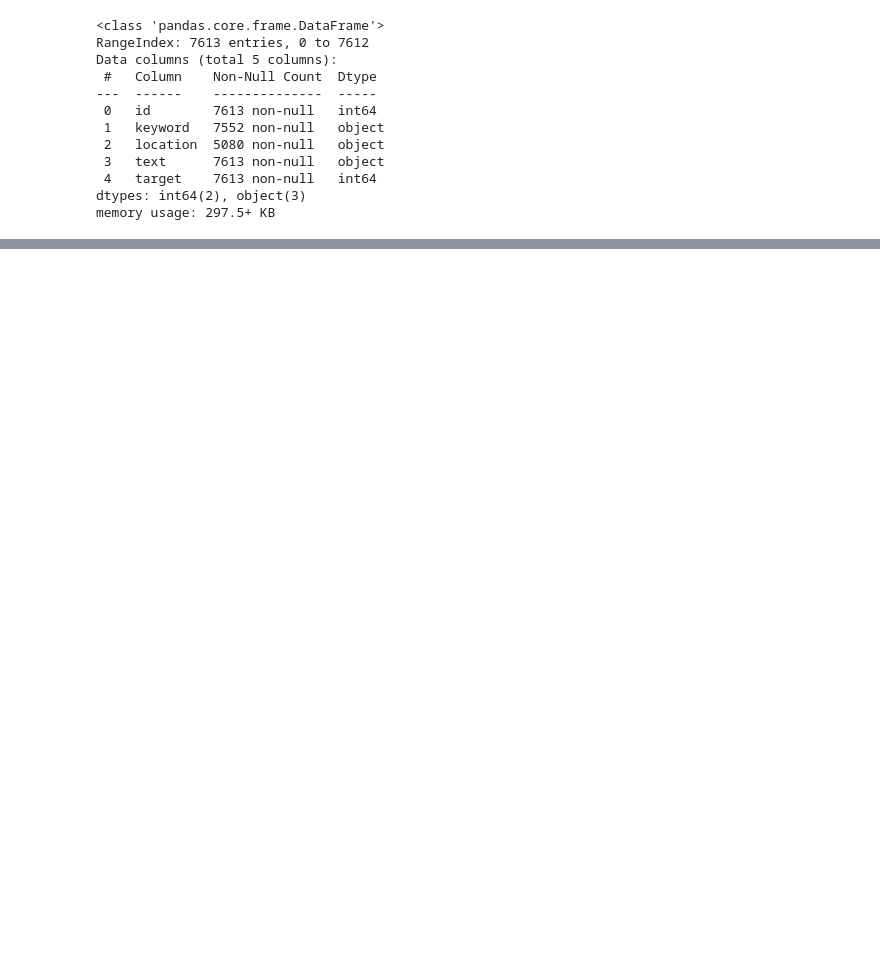
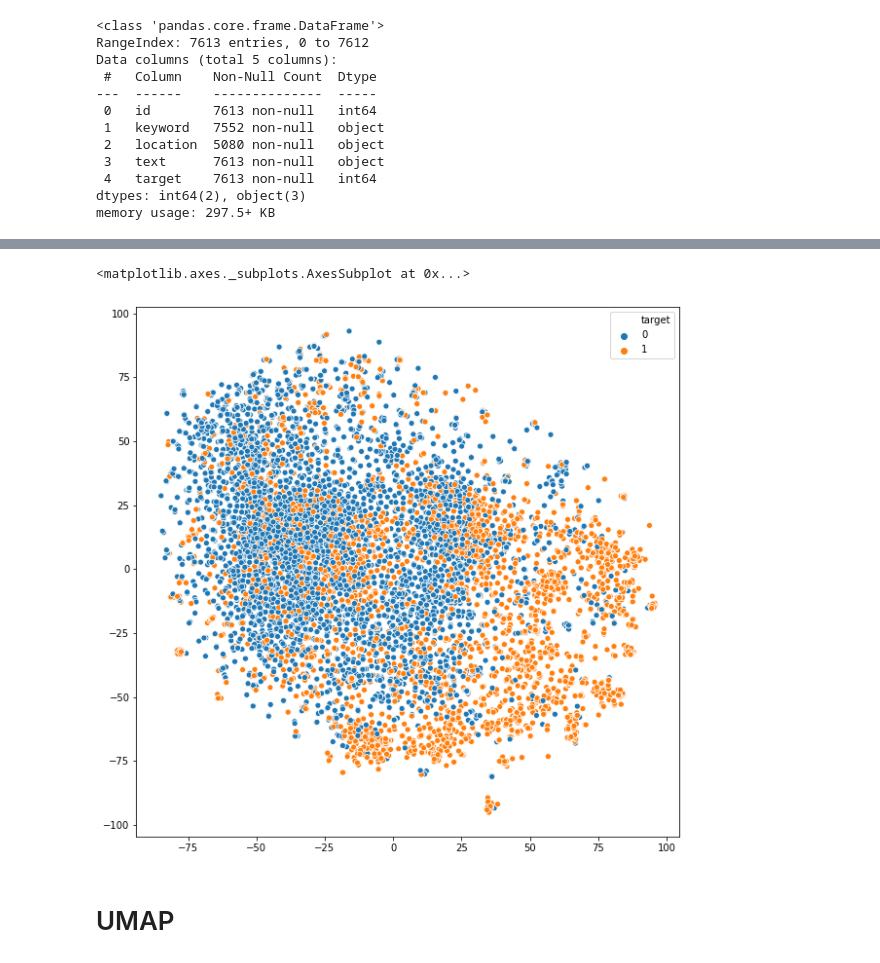
Before and after one commit to RiedelNicolas/TP2-Organizacion-de-Datos, a Jupyter notebook: Untitled.ipynb, the cells around one changed output, grey strips where cells are left out. Saved outputs shown, nothing was run; the diff lists cells and outputs as text; code cells hidden in the pictures; blank space fills up the shorter version.

```diff
--- a/Untitled.ipynb
+++ b/Untitled.ipynb
@@ -101,0 +104,3 @@ array([  1.2890607 ,   2.5254304 ,  -0.884495  ,   0.5585419 ,
+# %%
+todo_junto = pd.concat([w2v,elmo], axis=1)
+todo_junto.head()
@@ -101,0 +115,2 @@ array([  1.2890607 ,   2.5254304 ,  -0.884495  ,   0.5585419 ,
+# %%
+tsne.fit(todo_junto)
@@ -101,0 +122,3 @@ array([  1.2890607 ,   2.5254304 ,  -0.884495  ,   0.5585419 ,
+# %%
+embd_tr = tsne.fit_transform(todo_junto)
+embd_tr
@@ -101,0 +133,8 @@ array([  1.2890607 ,   2.5254304 ,  -0.884495  ,   0.5585419 ,
+# %%
+plt.figure(figsize=(10,10))
+sns.scatterplot(embd_tr[:,0],embd_tr[:,1],hue=train['target'])
+# %% [output]
+<matplotlib.axes._subplots.AxesSubplot at 0x...>
+[figure, added]
+# %% [markdown]
+# UMAP
```
Also changed, not shown: parts of 39 cells of this notebook, 30 other files.
